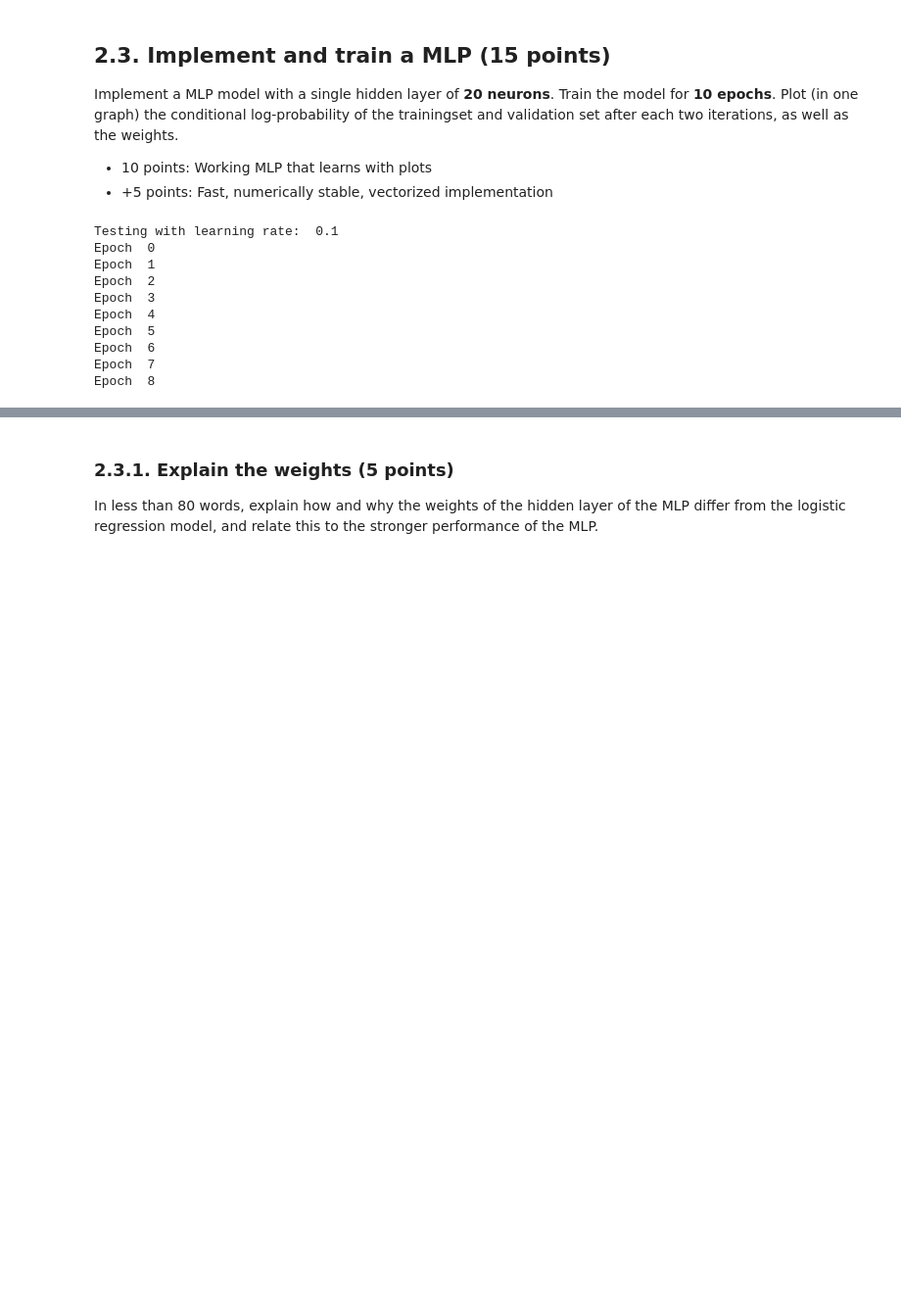
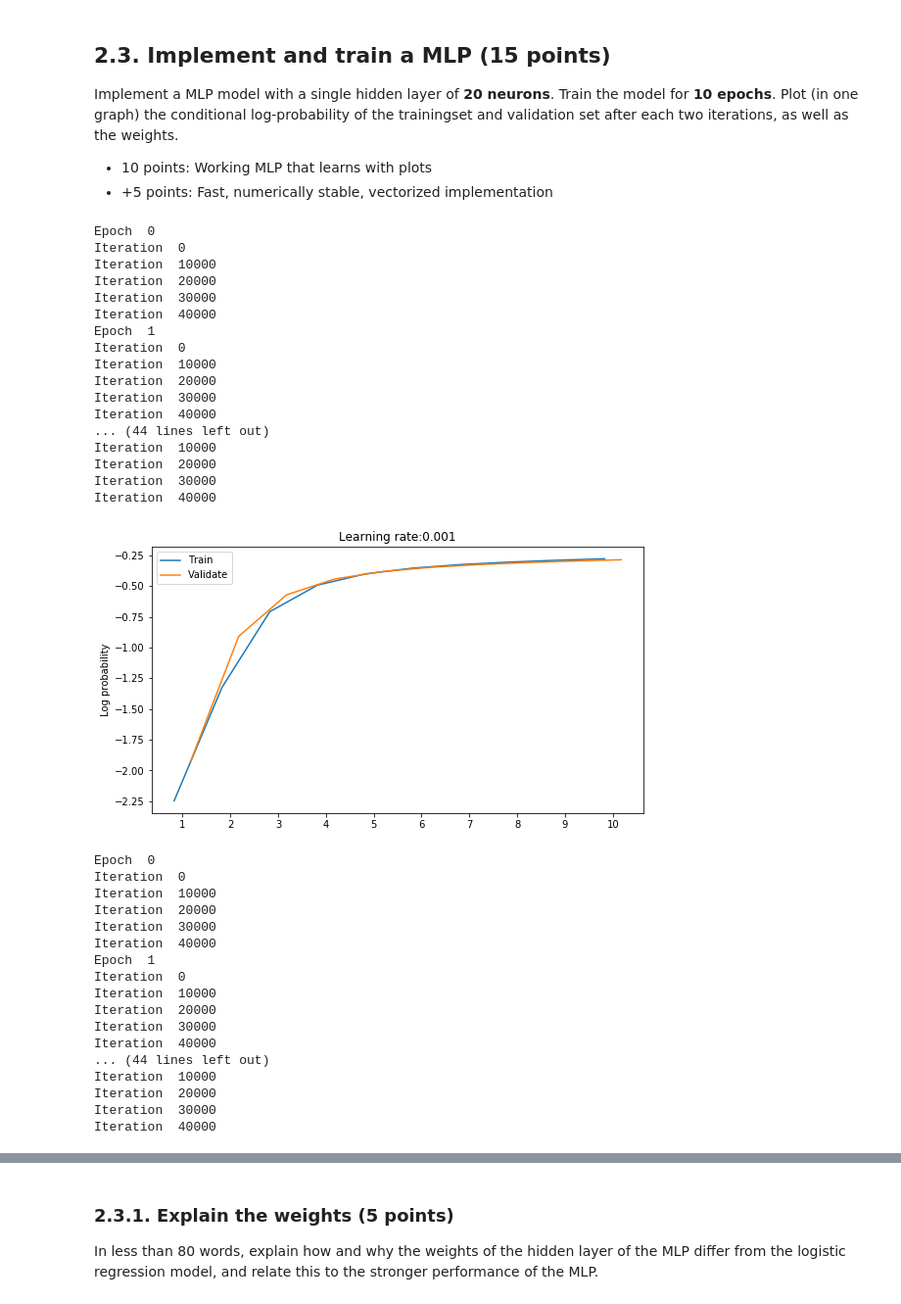
Before and after one commit to hammond756/ml1labs, a Jupyter notebook: 11336404_10437215_10608516_lab2.ipynb, the cells around one changed output, grey strips where cells are left out. Shown at 98% size. Cells and saved outputs as stored; diff of their text form; code cells hidden in the pictures; blank space fills up the shorter version.

```diff
--- a/11336404_10437215_10608516_lab2.ipynb
+++ b/11336404_10437215_10608516_lab2.ipynb
@@ -635,6 +635,7 @@ def back_propagate(x, t, log_q, h, W):
 
     return grad_W, grad_b, grad_V, grad_a
 
+# Iterate through datapoints one at a time and update the weights of the model
 def sgd_iter_mlp(x_train, t_train, W, b, V, a, l_rate):
 
     # shuffle training set
@@ -646,8 +647,8 @@ def sgd_iter_mlp(x_train, t_train, W, b, V, a, l_rate):
         log_p_t, log_q, h = forward_propagate(x_train[i:i+1,:], t_train[i], W, b, V, a)
         grad_W, grad_b, grad_V, grad_a = back_propagate(x_train[i:i+1, :], t_train[i], log_q, h, W)
 
-#         if i % 10000 == 0:
-#             print("Iteration ", i)
+        if i % 10000 == 0:
+            print("Iteration ", i)
 
         # update weights:
         W = W + l_rate*grad_W
@@ -659,6 +660,9 @@ def sgd_iter_mlp(x_train, t_train, W, b, V, a, l_rate):
 
     return log_p_train, W, b, V, a
 
+# Train the MLP model
+# epochs: number of times to go trough data
+# l_rate: lerning rate
 def train_mlp(x_train, t_train, x_valid, t_valid, W, b, V, a, epochs, l_rate):
 
     log_p_train, log_p_valid = [], []
@@ -672,8 +676,9 @@ def train_mlp(x_train, t_train, x_valid, t_valid, W, b, V, a, epochs, l_rate):
         log_p_train.append(p_train)
         log_p_valid.append(p_valid)
 
-    return log_p_train, log_p_valid
+    return log_p_train, log_p_valid, W, b, V, a
 
+# Show progression of optimization in a single plot (every epoch)
 def plot_training_session(log_p_train, log_p_valid, epochs, l_rate):
 
     ind = np.arange(epochs)
@@ -696,34 +701,63 @@ def plot_training_session(log_p_train, log_p_valid, epochs, l_rate):
 # %%
 # Write training code here:
 # Plot the conditional loglikelihoods for the train and validation dataset after every iteration.
 # Plot the weights of the first layer.
 
 # Define constants
 HIDDEN_UNITS = 20
 EPOCHS = 10
+# l_rate = 1e-2 # Empiracally observed to be the best of [1e-1 to 1e-6]
 
+for l_rate in np.linspace(0.001, 0.1, 5):
 
-
-for l_rate in [1e-1, 1e-2, 1e-3, 1e-4, 1e-5]:
-    print("Testing with learning rate: ", l_rate)
-
-    # Randomly initialize W, b, V, a
+#     Randomly initialize W, b, V, a
     np.random.seed(1243)
     V = np.random.normal(size=(28*28, HIDDEN_UNITS), scale=0.001)
     a = np.random.normal(size=HIDDEN_UNITS, scale=0.001)
     W = np.random.normal(size=(HIDDEN_UNITS, 10), scale=0.001)
     b = np.random.normal(size=10, scale=0.001)
 
-    log_p_train, log_p_valid = train_mlp(x_train, t_train, x_valid, t_valid, W, b, V, a, EPOCHS, l_rate)
+    log_p_train, log_p_valid, W, b, V, a = train_mlp(x_train, t_train, x_valid, t_valid, W, b, V, a, EPOCHS, l_rate)
     plot_training_session(log_p_train, log_p_valid, EPOCHS, l_rate)
+
+# Plot weights
+# print("W: ", W.T.shape)
+# print("V: ", V.T.shape)
+# plot_digits(W.T, num_cols=5, shape=(5,4))
+# plot_digits(V.T, num_cols=5, shape=(28,28))
 # %% [output]
-Testing with learning rate:  0.1
 Epoch  0
+Iteration  0
+Iteration  10000
+Iteration  20000
+Iteration  30000
+Iteration  40000
 Epoch  1
-Epoch  2
-Epoch  3
-Epoch  4
-Epoch  5
-Epoch  6
-Epoch  7
-Epoch  8
+Iteration  0
+Iteration  10000
+Iteration  20000
+Iteration  30000
+Iteration  40000
+... (44 lines left out)
+Iteration  10000
+Iteration  20000
+Iteration  30000
+Iteration  40000
+[figure, added]
+Epoch  0
+Iteration  0
+Iteration  10000
+Iteration  20000
+Iteration  30000
+Iteration  40000
+Epoch  1
+Iteration  0
+Iteration  10000
+Iteration  20000
+Iteration  30000
+Iteration  40000
+... (44 lines left out)
+Iteration  10000
+Iteration  20000
+Iteration  30000
+Iteration  40000
```
Also changed, not shown: parts of 1 cell of this notebook.
